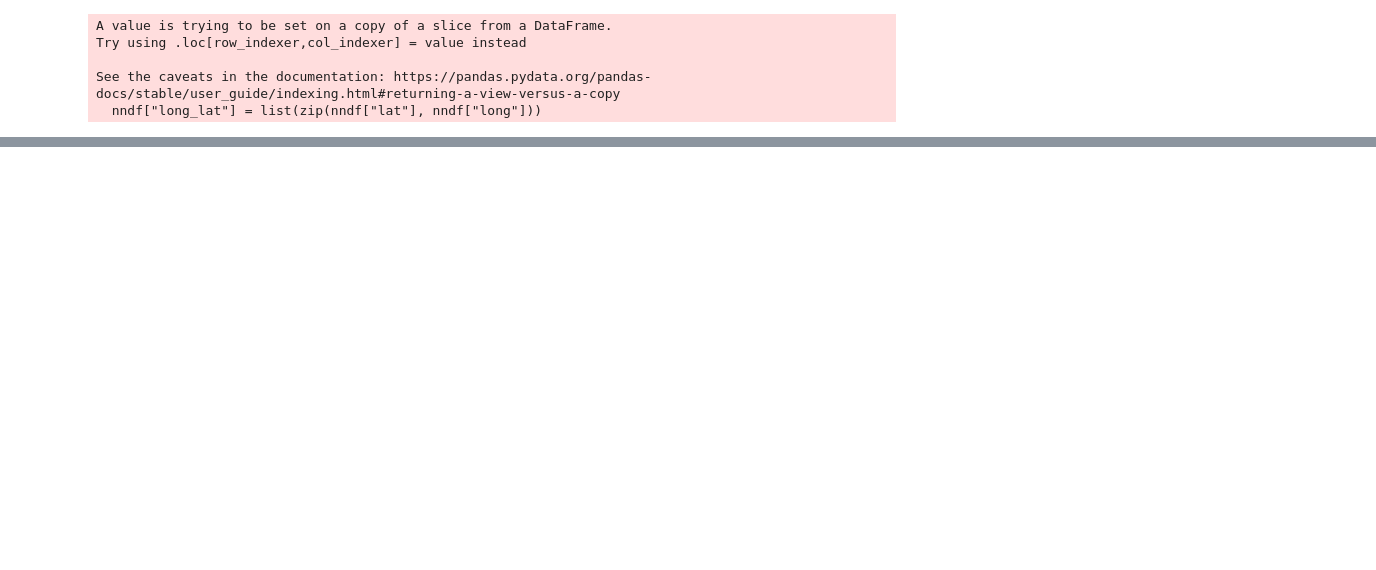
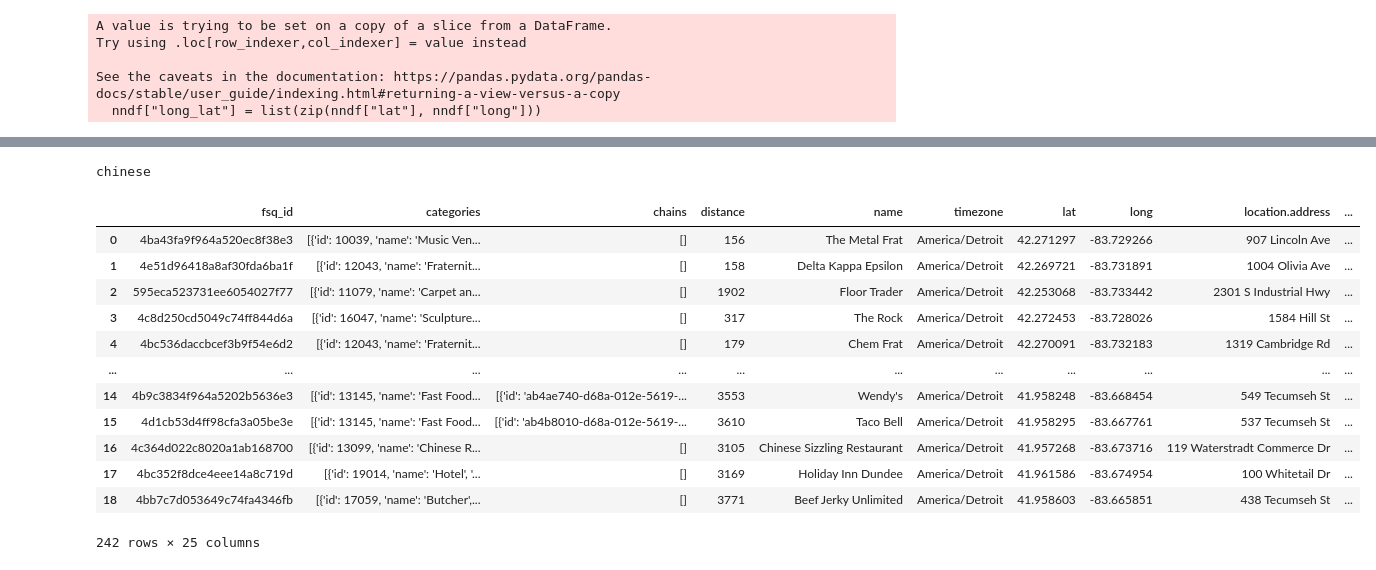
Before and after one commit to AmirulMiah/Microsoft_Capstone, a Jupyter notebook: reddit_folium.ipynb, the cells around one changed output, grey strips where cells are left out. Saved outputs shown, nothing was run; the diff lists cells and outputs as text; code cells hidden in the pictures; blank space fills up the shorter version.

```diff
--- a/reddit_folium.ipynb
+++ b/reddit_folium.ipynb
@@ -253,0 +254,33 @@ for index, row in nndf.iterrows():
+# %%
+user_input = input()
+# %% [output]
+chinese
+# %%
+for index, row in nndf.iterrows():
+    url = "https://api.foursquare.com/v3/places/search?query={}&ll={},{}&radius=50000&limit=5".format(user_input, row['lat'], row['long'])
+#     print(url)
+    headers = {
+    "Accept": "application/json",
+    "Authorization": "fsq3chVTJib0Z11IA8qFisvs8p7dkOJ6ky0WEbGTZ9FQPqc="
+    }
+    result = requests.request("GET", url, headers=headers).json()
+    result_df = json_normalize(result['results'])
+    result_df = result_df.rename(columns={"geocodes.main.latitude": "lat", "geocodes.main.longitude": "long", "location.formatted_address": "address"})
+#     print(result_df)
+    concat_df2 = concat_df.append(result_df)
+# %%
+concat_df
+# %% [output]
+|  | fsq_id | categories | chains | distance | name | timezone | lat | long | location.address | ... |
+| 0 | 4ba43fa9f964a520ec8f38e3 | [{'id': 10039, 'name': 'Music Ven... | [] | 156 | The Metal Frat | America/Detroit | 42.271297 | -83.729266 | 907 Lincoln Ave | ... |
+| 1 | 4e51d96418a8af30fda6ba1f | [{'id': 12043, 'name': 'Fraternit... | [] | 158 | Delta Kappa Epsilon | America/Detroit | 42.269721 | -83.731891 | 1004 Olivia Ave | ... |
+| 2 | 595eca523731ee6054027f77 | [{'id': 11079, 'name': 'Carpet an... | [] | 1902 | Floor Trader | America/Detroit | 42.253068 | -83.733442 | 2301 S Industrial Hwy | ... |
+| 3 | 4c8d250cd5049c74ff844d6a | [{'id': 16047, 'name': 'Sculpture... | [] | 317 | The Rock | America/Detroit | 42.272453 | -83.728026 | 1584 Hill St | ... |
+| 4 | 4bc536daccbcef3b9f54e6d2 | [{'id': 12043, 'name': 'Fraternit... | [] | 179 | Chem Frat | America/Detroit | 42.270091 | -83.732183 | 1319 Cambridge Rd | ... |
+| ... | ... | ... | ... | ... | ... | ... | ... | ... | ... | ... |
+| 14 | 4b9c3834f964a5202b5636e3 | [{'id': 13145, 'name': 'Fast Food... | [{'id': 'ab4ae740-d68a-012e-5619-... | 3553 | Wendy's | America/Detroit | 41.958248 | -83.668454 | 549 Tecumseh St | ... |
+| 15 | 4d1cb53d4ff98cfa3a05be3e | [{'id': 13145, 'name': 'Fast Food... | [{'id': 'ab4b8010-d68a-012e-5619-... | 3610 | Taco Bell | America/Detroit | 41.958295 | -83.667761 | 537 Tecumseh St | ... |
+| 16 | 4c364d022c8020a1ab168700 | [{'id': 13099, 'name': 'Chinese R... | [] | 3105 | Chinese Sizzling Restaurant | America/Detroit | 41.957268 | -83.673716 | 119 Waterstradt Commerce Dr | ... |
+| 17 | 4bc352f8dce4eee14a8c719d | [{'id': 19014, 'name': 'Hotel', '... | [] | 3169 | Holiday Inn Dundee | America/Detroit | 41.961586 | -83.674954 | 100 Whitetail Dr | ... |
+| 18 | 4bb7c7d053649c74fa4346fb | [{'id': 17059, 'name': 'Butcher',... | [] | 3771 | Beef Jerky Unlimited | America/Detroit | 41.958603 | -83.665851 | 438 Tecumseh St | ... |
+242 rows × 25 columns
```
Also changed, not shown: parts of 11 cells of this notebook.
